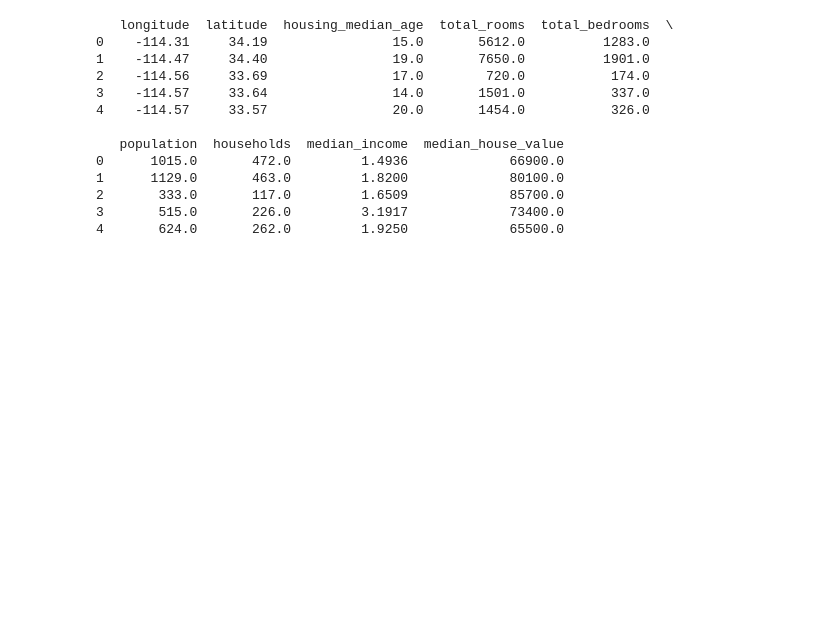
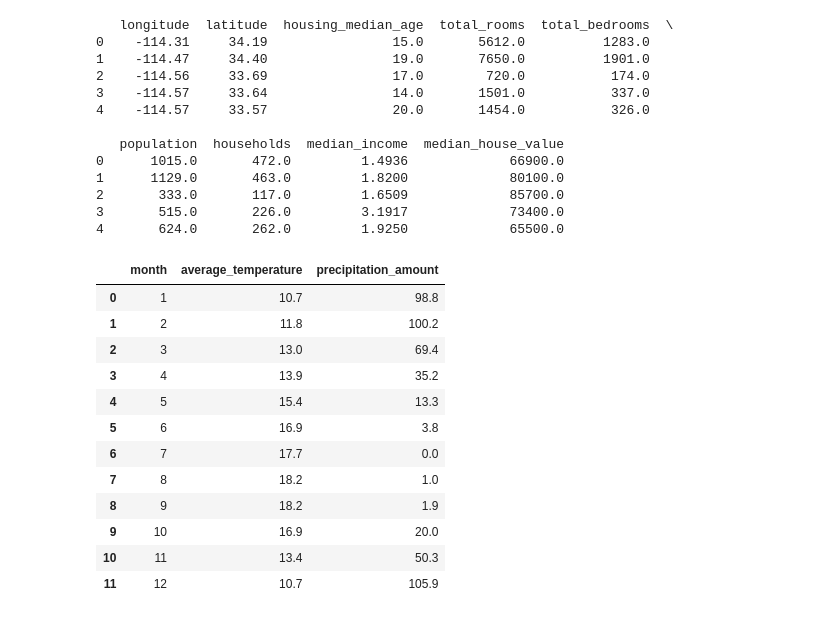
Before and after one commit to kentakom1213/practice-datavisualization, a Jupyter notebook: matplotlib_practice.ipynb, the cells around one changed output. Saved outputs shown, nothing was run; the diff lists cells and outputs as text; code cells hidden in the pictures; blank space fills up the shorter version.

```diff
--- a/matplotlib_practice.ipynb
+++ b/matplotlib_practice.ipynb
@@ -26,3 +31,32 @@ print(df.head(5))
 2       333.0       117.0         1.6509             85700.0
 3       515.0       226.0         3.1917             73400.0
 4       624.0       262.0         1.9250             65500.0
+# %%
+# カリフォルニアの気象データ
+# ソース: https://www.data.jma.go.jp/cpd/monitor/climatview/graph_mkhtml_nrm.php?n=72494&m=1
+
+# california_temp = pd.read_csv('sample_data/climat_72494_nrm.csv')
+
+california_temp = pd.DataFrame(
+    {
+        "month": [1, 2, 3, 4, 5, 6, 7, 8, 9, 10, 11, 12],
+        "average_temperature": [10.7, 11.8, 13.0, 13.9, 15.4, 16.9, 17.7, 18.2, 18.2, 16.9, 13.4, 10.7],
+        "precipitation_amount": [98.8, 100.2, 69.4, 35.2, 13.3, 3.8, 0.0, 1.0, 1.9, 20.0, 50.3, 105.9],
+    }
+)
+
+california_temp
+# %% [output]
+|  | month | average_temperature | precipitation_amount |
+| 0 | 1 | 10.7 | 98.8 |
+| 1 | 2 | 11.8 | 100.2 |
+| 2 | 3 | 13.0 | 69.4 |
+| 3 | 4 | 13.9 | 35.2 |
+| 4 | 5 | 15.4 | 13.3 |
+| 5 | 6 | 16.9 | 3.8 |
+| 6 | 7 | 17.7 | 0.0 |
+| 7 | 8 | 18.2 | 1.0 |
+| 8 | 9 | 18.2 | 1.9 |
+| 9 | 10 | 16.9 | 20.0 |
+| 10 | 11 | 13.4 | 50.3 |
+| 11 | 12 | 10.7 | 105.9 |
```
Also changed, not shown: parts of 3 cells of this notebook, 17 other files.
